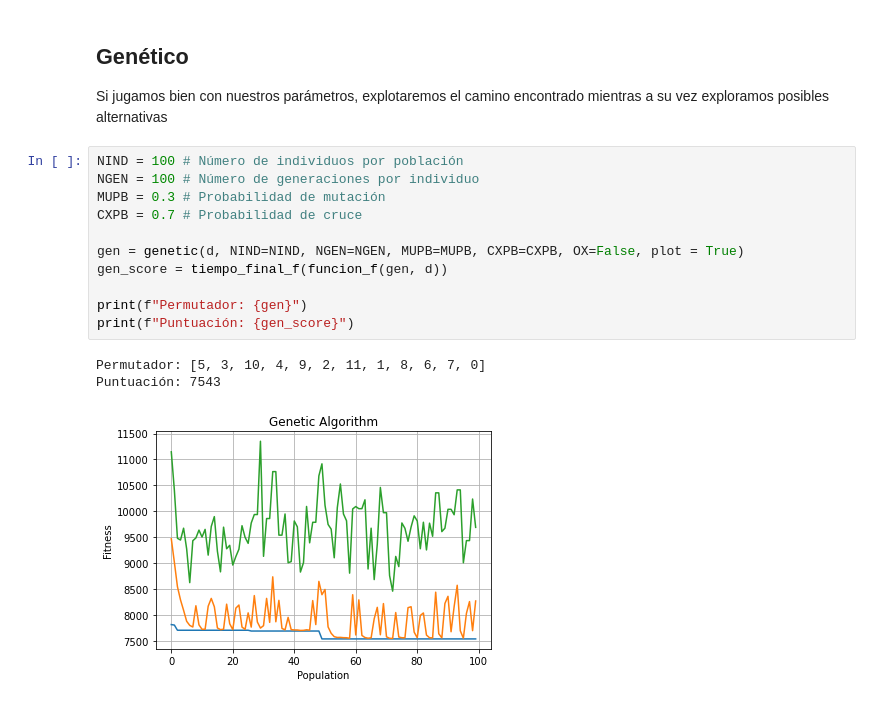
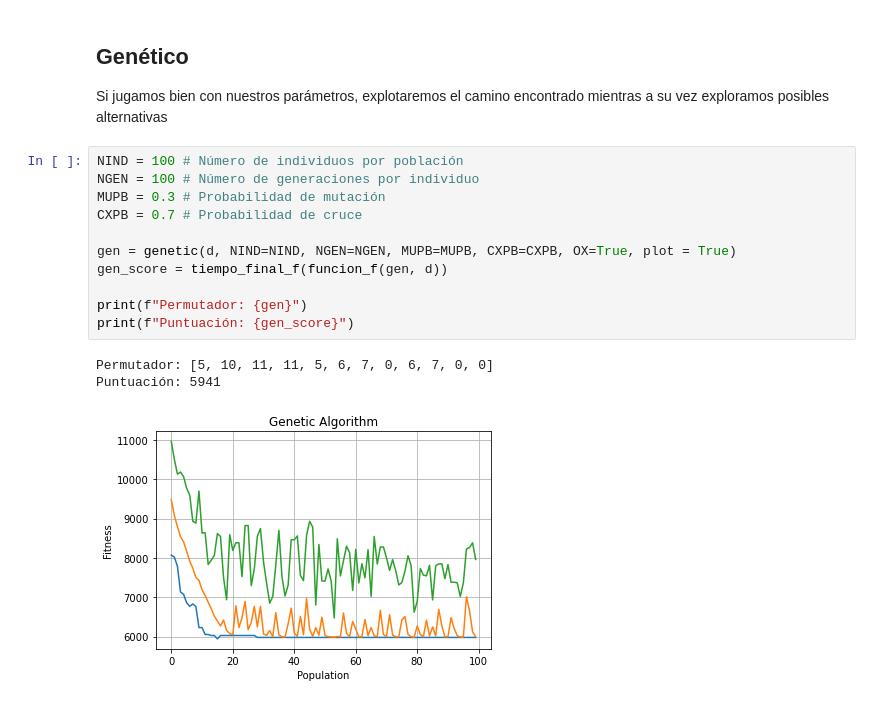
Before and after one commit to PabloSimonSainz/FlowShop, a Jupyter notebook: src/practica02.ipynb, the cells around one changed output. Cells and saved outputs as stored; diff of their text form.

```diff
--- a/src/practica02.ipynb
+++ b/src/practica02.ipynb
@@ -139,15 +139,15 @@ Si jugamos bien con nuestros parámetros, explotaremos el camino encontrado mien
 # %%
 NIND = 100 # Número de individuos por población
 NGEN = 100 # Número de generaciones por individuo
 MUPB = 0.3 # Probabilidad de mutación
 CXPB = 0.7 # Probabilidad de cruce
 
-gen = genetic(d, NIND=NIND, NGEN=NGEN, MUPB=MUPB, CXPB=CXPB, OX=False, plot = True)
+gen = genetic(d, NIND=NIND, NGEN=NGEN, MUPB=MUPB, CXPB=CXPB, OX=True, plot = True)
 gen_score = tiempo_final_f(funcion_f(gen, d))
 
 print(f"Permutador: {gen}")
 print(f"Puntuación: {gen_score}")
 # %% [output]
-Permutador: [5, 3, 10, 4, 9, 2, 11, 1, 8, 6, 7, 0]
-Puntuación: 7543
+Permutador: [5, 10, 11, 11, 5, 6, 7, 0, 6, 7, 0, 0]
+Puntuación: 5941
-[figure, old version]
+[figure, new version]
```
Also changed, not shown: parts of 7 cells of this notebook, 1 other file.
